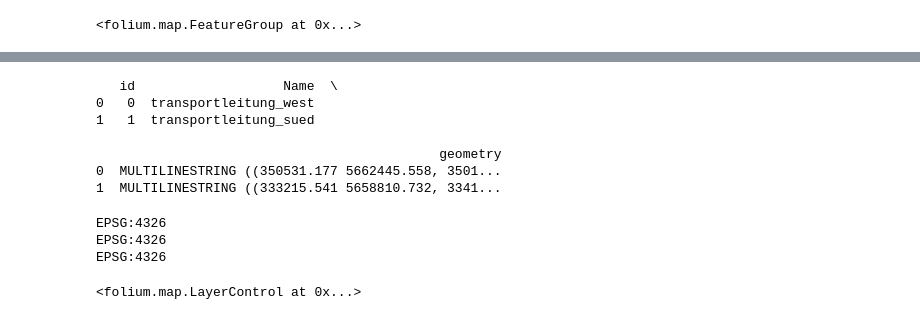
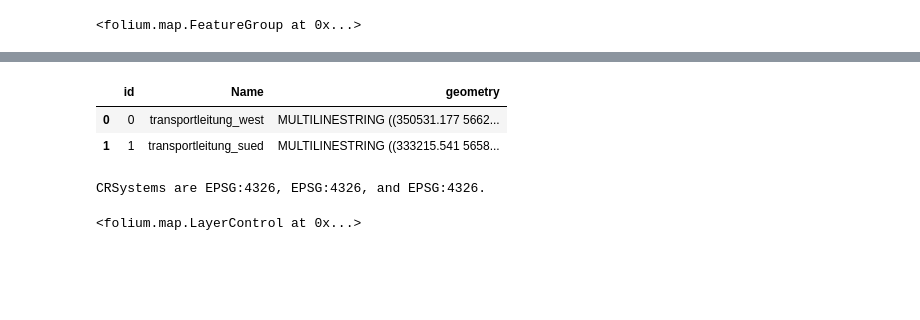
Before and after one commit to CorrelAid/klima-kollektiv, a Jupyter notebook: water_map/water_map.ipynb, the cells around one changed output, grey strips where cells are left out. Drawn from its saved outputs; the diff is of its cells as text; code cells hidden in the pictures; blank space fills up the shorter version.

```diff
--- a/water_map/water_map.ipynb
+++ b/water_map/water_map.ipynb
@@ -104,30 +106,20 @@ m
 # %%
-import geopandas as gpd
-
 # load GeoPackage file 'transportleitungen_geom' into geodataframe gdf
 gdf = gpd.read_file("transportleitung_geom.gpkg")
 
 # print to inspect the data
-print(gdf)
+gdf
 # %% [output]
-   id                   Name  \
-0   0  transportleitung_west
-1   1  transportleitung_sued
-
-                                            geometry
-0  MULTILINESTRING ((350531.177 5662445.558, 3501...
-1  MULTILINESTRING ((333215.541 5658810.732, 3341...
+|  | id | Name | geometry |
+| 0 | 0 | transportleitung_west | MULTILINESTRING ((350531.177 5662... |
+| 1 | 1 | transportleitung_sued | MULTILINESTRING ((333215.541 5658... |
 # %%
 gdf = gdf.to_crs(consumer.crs) # change CRS to the same as in 'consumer'
 
-# check that both have same CRS
-print(bounding_box_gdf.crs)
-print(gdf.crs)
-print(consumer.crs)
+# check that all have same CRS
+print(f'CRSystems are {bounding_box_gdf.crs}, {gdf.crs}, and {consumer.crs}.')
 # %% [output]
-EPSG:4326
-EPSG:4326
-EPSG:4326
+CRSystems are EPSG:4326, EPSG:4326, and EPSG:4326.
 # %%
 
 # Add the GeoDataFrame to the map
```
Also changed, not shown: parts of 6 cells of this notebook, 1 other file.
